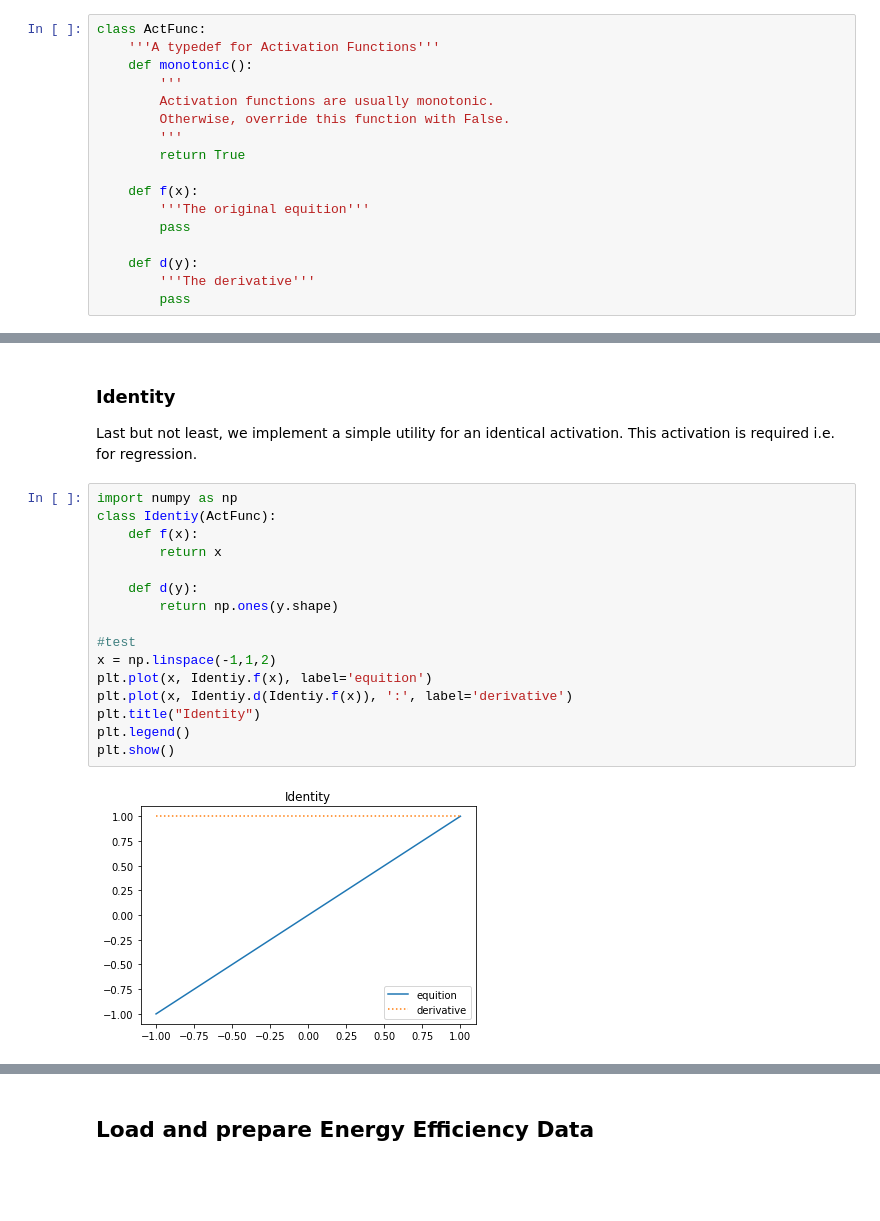
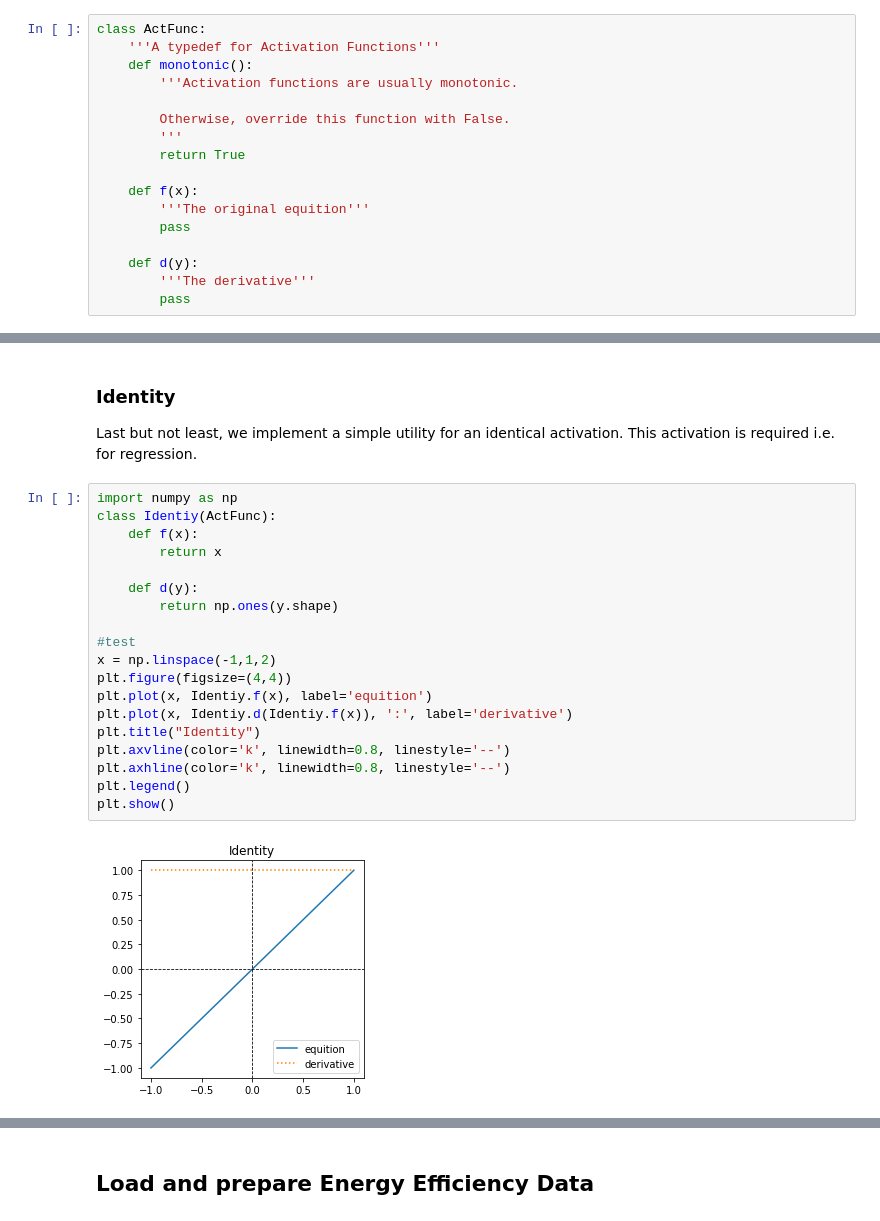
Before and after one commit to bugerry87/fcnn_scratch, a Jupyter notebook: NeuralNetwork.ipynb, the cells around one changed output, grey strips where cells are left out. Saved outputs shown, nothing was run; the diff lists cells and outputs as text; blank space fills up the shorter version.

```diff
--- a/NeuralNetwork.ipynb
+++ b/NeuralNetwork.ipynb
@@ -280,8 +280,8 @@ such that we could descripe an activation function as a static class with $f(x)$
 class ActFunc:
     '''A typedef for Activation Functions'''
     def monotonic():
-        '''
-        Activation functions are usually monotonic.
+        '''Activation functions are usually monotonic.
+
         Otherwise, override this function with False.
         '''
         return True
@@ -402,21 +463,24 @@ This activation is required i.e. for regression.
 # %%
 import numpy as np
 class Identiy(ActFunc):
     def f(x):
         return x
 
     def d(y):
         return np.ones(y.shape)
 
 #test
 x = np.linspace(-1,1,2)
+plt.figure(figsize=(4,4))
 plt.plot(x, Identiy.f(x), label='equition')
 plt.plot(x, Identiy.d(Identiy.f(x)), ':', label='derivative')
 plt.title("Identity")
+plt.axvline(color='k', linewidth=0.8, linestyle='--')
+plt.axhline(color='k', linewidth=0.8, linestyle='--')
 plt.legend()
 plt.show()
 # %% [output]
-[figure, old version]
+[figure, new version]
 # %% [markdown]
 # 1. Implement a Regression Network
 
```
Also changed, not shown: parts of 29 cells of this notebook.
